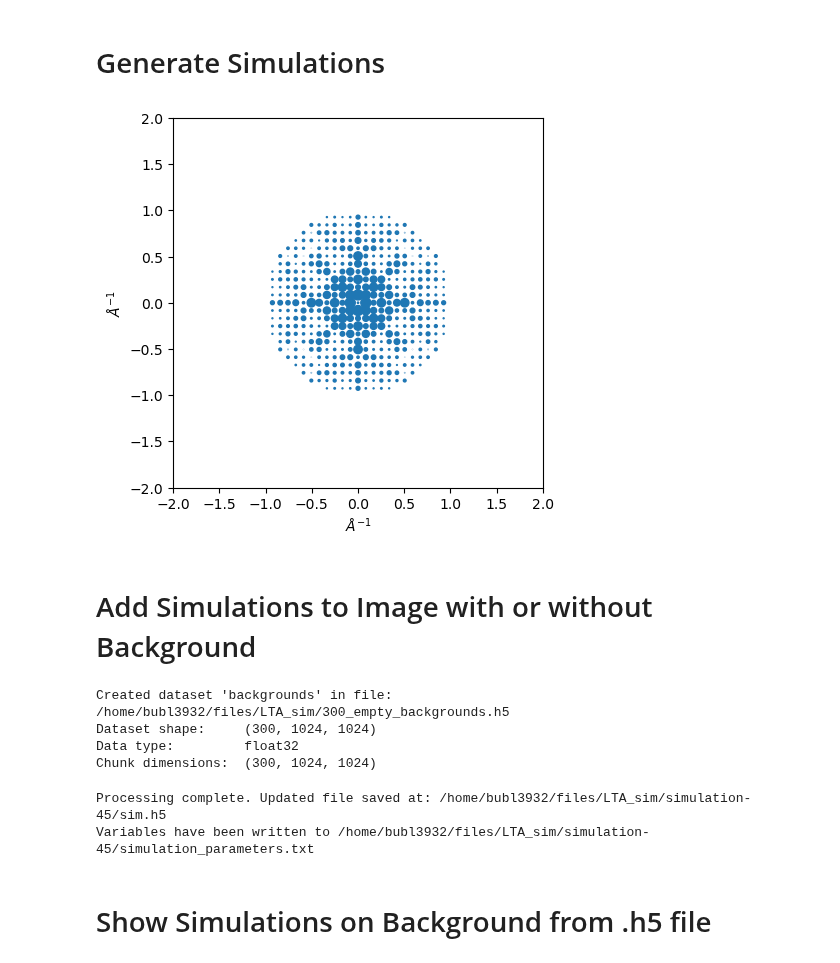
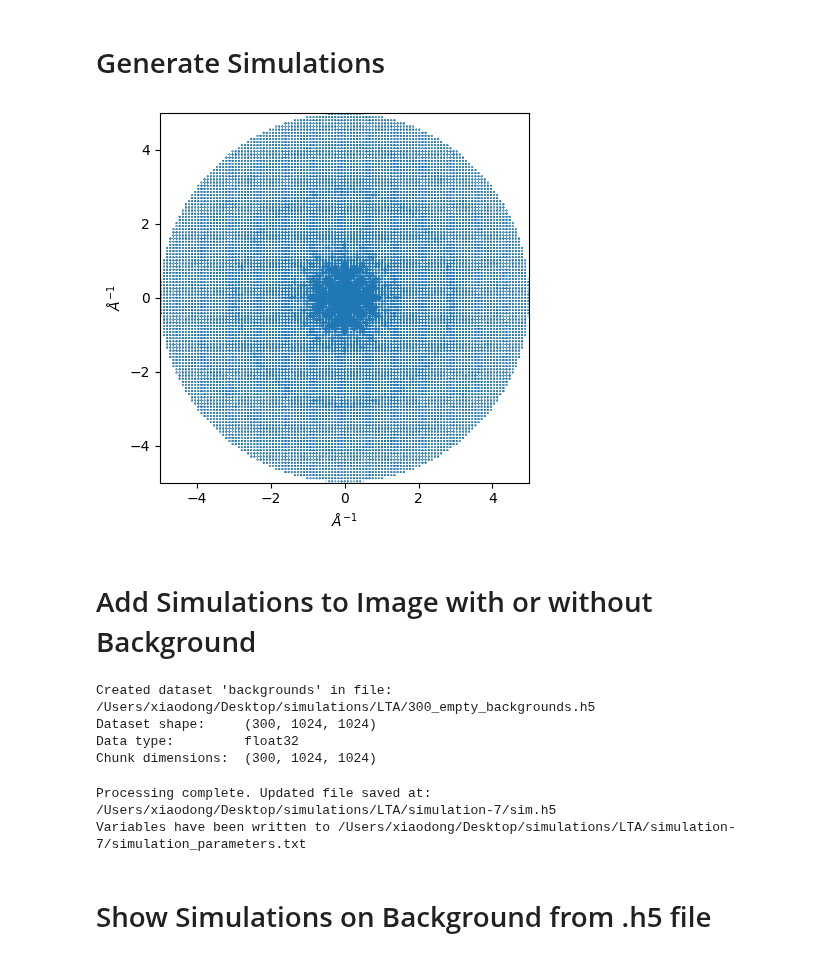
Before and after one commit to bstrb/simSSED, a Jupyter notebook: notebooks/simulate_and_refine_LTA.ipynb, the cells around one changed output. Cells and saved outputs as stored; diff of their text form; code cells hidden in the pictures.

```diff
--- a/notebooks/simulate_and_refine_LTA.ipynb
+++ b/notebooks/simulate_and_refine_LTA.ipynb
@@ -5,39 +5,39 @@ from orix.crystal_map import Phase
 from orix.sampling import get_sample_reduced_fundamental
 from diffsims.generators.simulation_generator import SimulationGenerator
 
-# cif_file = "/Users/xiaodong/Desktop/simulations/LTA/7108314.cif"
-cif_file = "/home/bubl3932/files/LTA_sim/7108314.cif"
+cif_file = "/Users/xiaodong/Desktop/simulations/LTA/7108314.cif"
+# cif_file = "/home/bubl3932/files/LTA_sim/7108314.cif"
 resolution = 2                # angular resolution(granularity) of simulation in degrees
-reciprocal_radius = 1/0.5       # 1/Å (i.e. Å⁻¹)
+reciprocal_radius = 1/0.2       # 1/Å (i.e. Å⁻¹)
 with_direct_beam = False        # Include the direct beam
-max_excitation_error = 0.01     # approx 1/thickness of crystal
-shape_factor_width = None       # None or float if none then set to max_excitation_error
+max_excitation_error = 1     # approx 1/thickness of crystal
+shape_factor_width = 0.01      # None or float if none then set to max_excitation_error
 accelerating_voltage = 300      # kV
 
 # Get phase from cif
 phase = Phase.from_cif(cif_file)
 
 # Sample orientations in the symmetry-reduced zone (resolution in degrees)
 orientations = get_sample_reduced_fundamental(resolution=resolution, point_group=phase.point_group)
 
 # Initialize the simulation generator (e.g., setting the accelerating voltage)
 generator = SimulationGenerator(accelerating_voltage = accelerating_voltage, approximate_precession = False)
 
 # Calculate 2D diffraction simulations using the provided phase and orientations
 simulations = generator.calculate_diffraction2d(
     phase = phase,
     rotation = orientations,
     reciprocal_radius = reciprocal_radius,
     with_direct_beam = with_direct_beam,
     max_excitation_error = max_excitation_error,
     shape_factor_width = shape_factor_width,
     debye_waller_factors = None,
     show_progressbar = True
 )
 
 simulations.plot();
 # %% [output]
-[figure, old version]
+[figure, new version]
 # %% [markdown]
 # Add Simulations to Image with or without Background
 # %%
@@ -51,7 +51,7 @@ from compute_B import compute_B
 cell = (11.87250, 11.87250, 11.87250, 90, 90, 90)
 in_plane_angle = 180            # set to correspond to geometry file definitions of xs and ss, if p0/corner_x = -512.5 p0/corner_y = -512.5 set to 180
 sigma = 2                       # spread of the  in pixels
-calibration = 0.0028445166816778583          # calculated based on geometry (use script to calculate)
+calibration = 0.0094817221219342          # calculated based on geometry (use script to calculate)
 fast = False                    # use fast if no subpixel accuracy is needed
 normalize = True                # normalize the intensities of simulated spots
 fast_clip_threshold = 1e-12     # threshold for clipping the fast simulation
@@ -156,12 +156,12 @@ with open(output_sol, "w") as sol_file:
         line = " ".join(f"{num:+.7f}" for num in matrix.flatten())
         sol_file.write(f"{output_filename} //{i} " + line + " 0.000 0.000 cP\n")
 # %% [output]
-Created dataset 'backgrounds' in file: /home/bubl3932/files/LTA_sim/300_empty_backgrounds.h5
+Created dataset 'backgrounds' in file: /Users/xiaodong/Desktop/simulations/LTA/300_empty_backgrounds.h5
 Dataset shape:     (300, 1024, 1024)
 Data type:         float32
 Chunk dimensions:  (300, 1024, 1024)
-Processing complete. Updated file saved at: /home/bubl3932/files/LTA_sim/simulation-45/sim.h5
-Variables have been written to /home/bubl3932/files/LTA_sim/simulation-45/simulation_parameters.txt
+Processing complete. Updated file saved at: /Users/xiaodong/Desktop/simulations/LTA/simulation-7/sim.h5
+Variables have been written to /Users/xiaodong/Desktop/simulations/LTA/simulation-7/simulation_parameters.txt
 # %% [markdown]
 # Show Simulations on Background from .h5 file
 # %%
```
Also changed, not shown: parts of 1 cell of this notebook.
